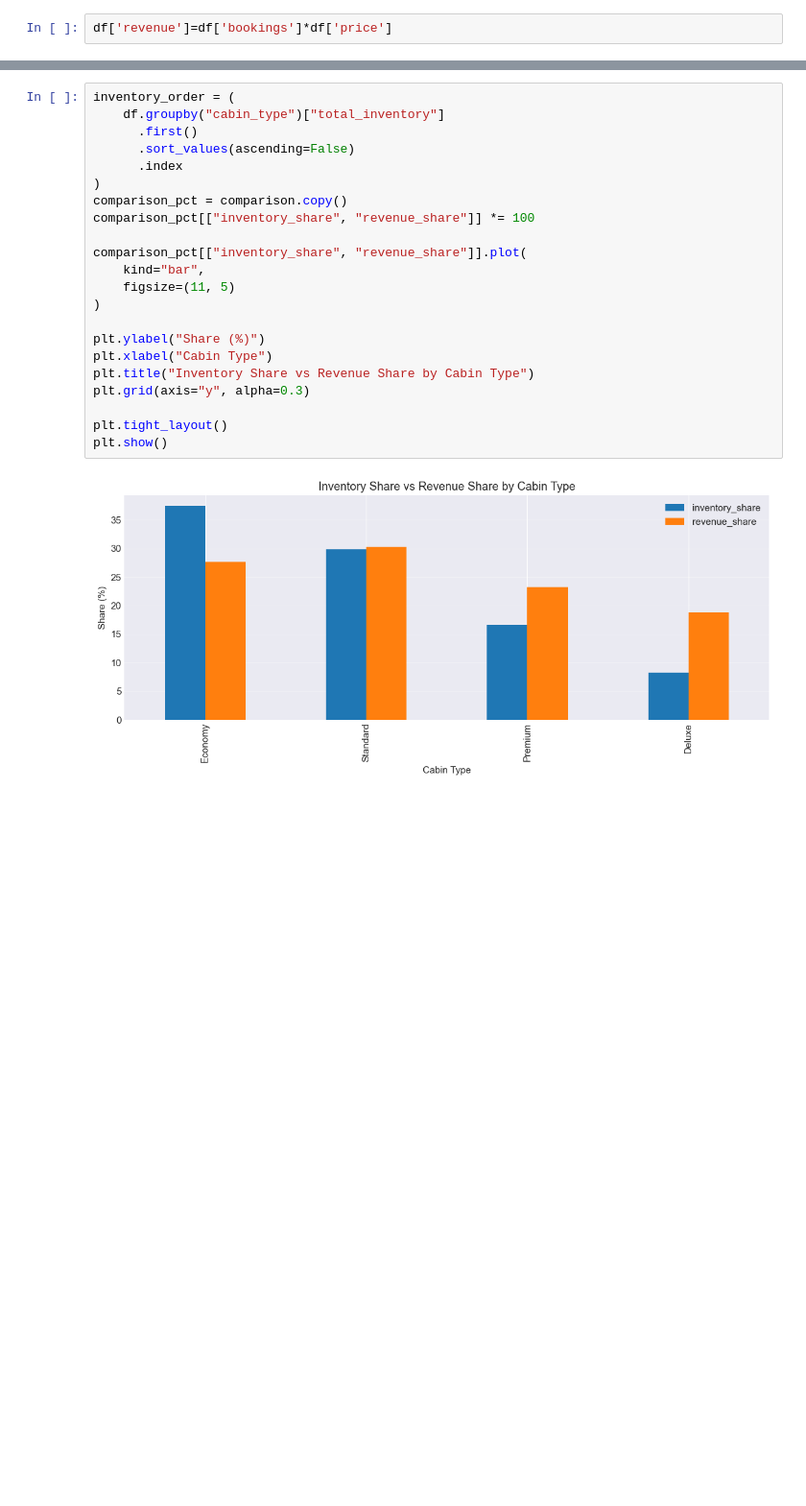
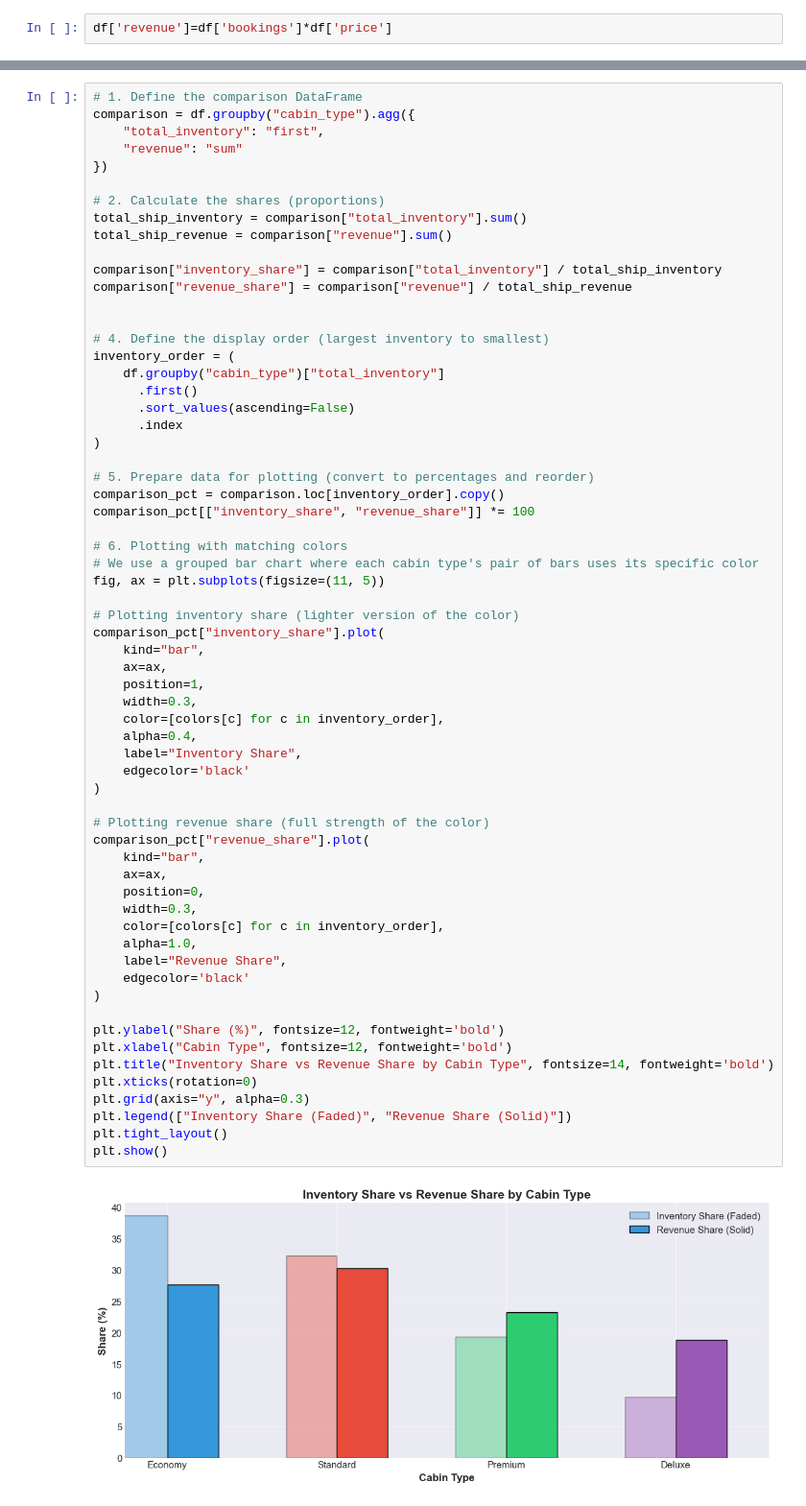
Before and after one commit to akioazevedo/cruise-revenue-management, a Jupyter notebook: notebooks/01_data_generation.ipynb, the cells around one changed output, grey strips where cells are left out. Shown at 96% size. Cells and saved outputs as stored; diff of their text form; blank space fills up the shorter version.

```diff
--- a/notebooks/01_data_generation.ipynb
+++ b/notebooks/01_data_generation.ipynb
@@ -428,26 +428,67 @@ plt.show()
 # %% [output]
 [figure]
 # %%
+# 1. Define the comparison DataFrame
+comparison = df.groupby("cabin_type").agg({
+    "total_inventory": "first",
+    "revenue": "sum"
+})
+
+# 2. Calculate the shares (proportions)
+total_ship_inventory = comparison["total_inventory"].sum()
+total_ship_revenue = comparison["revenue"].sum()
+
+comparison["inventory_share"] = comparison["total_inventory"] / total_ship_inventory
+comparison["revenue_share"] = comparison["revenue"] / total_ship_revenue
+
+
+# 4. Define the display order (largest inventory to smallest)
 inventory_order = (
     df.groupby("cabin_type")["total_inventory"]
       .first()
       .sort_values(ascending=False)
       .index
 )
-comparison_pct = comparison.copy()
+
+# 5. Prepare data for plotting (convert to percentages and reorder)
+comparison_pct = comparison.loc[inventory_order].copy()
 comparison_pct[["inventory_share", "revenue_share"]] *= 100
 
-comparison_pct[["inventory_share", "revenue_share"]].plot(
+# 6. Plotting with matching colors
+# We use a grouped bar chart where each cabin type's pair of bars uses its specific color
+fig, ax = plt.subplots(figsize=(11, 5))
+
+# Plotting inventory share (lighter version of the color)
+comparison_pct["inventory_share"].plot(
     kind="bar",
-    figsize=(11, 5)
+    ax=ax,
+    position=1,
+    width=0.3,
+    color=[colors[c] for c in inventory_order],
+    alpha=0.4,
+    label="Inventory Share",
+    edgecolor='black'
 )
 
-plt.ylabel("Share (%)")
-plt.xlabel("Cabin Type")
-plt.title("Inventory Share vs Revenue Share by Cabin Type")
+# Plotting revenue share (full strength of the color)
+comparison_pct["revenue_share"].plot(
+    kind="bar",
+    ax=ax,
+    position=0,
+    width=0.3,
+    color=[colors[c] for c in inventory_order],
+    alpha=1.0,
+    label="Revenue Share",
+    edgecolor='black'
+)
+
+plt.ylabel("Share (%)", fontsize=12, fontweight='bold')
+plt.xlabel("Cabin Type", fontsize=12, fontweight='bold')
+plt.title("Inventory Share vs Revenue Share by Cabin Type", fontsize=14, fontweight='bold')
+plt.xticks(rotation=0)
 plt.grid(axis="y", alpha=0.3)
-
+plt.legend(["Inventory Share (Faded)", "Revenue Share (Solid)"])
 plt.tight_layout()
 plt.show()
 # %% [output]
-[figure, old version]
+[figure, new version]
```
